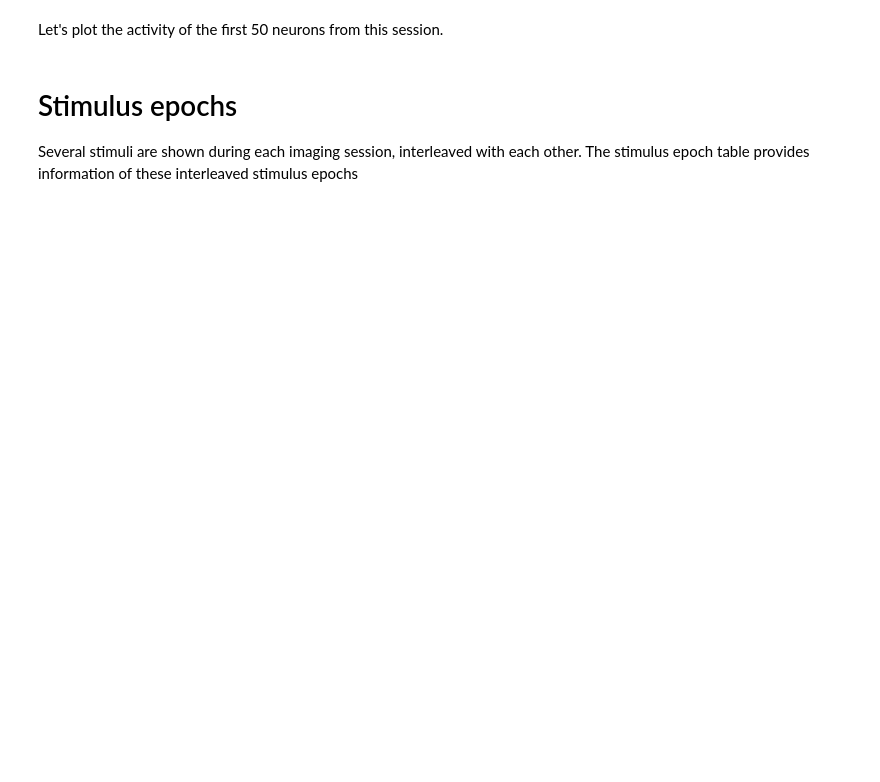
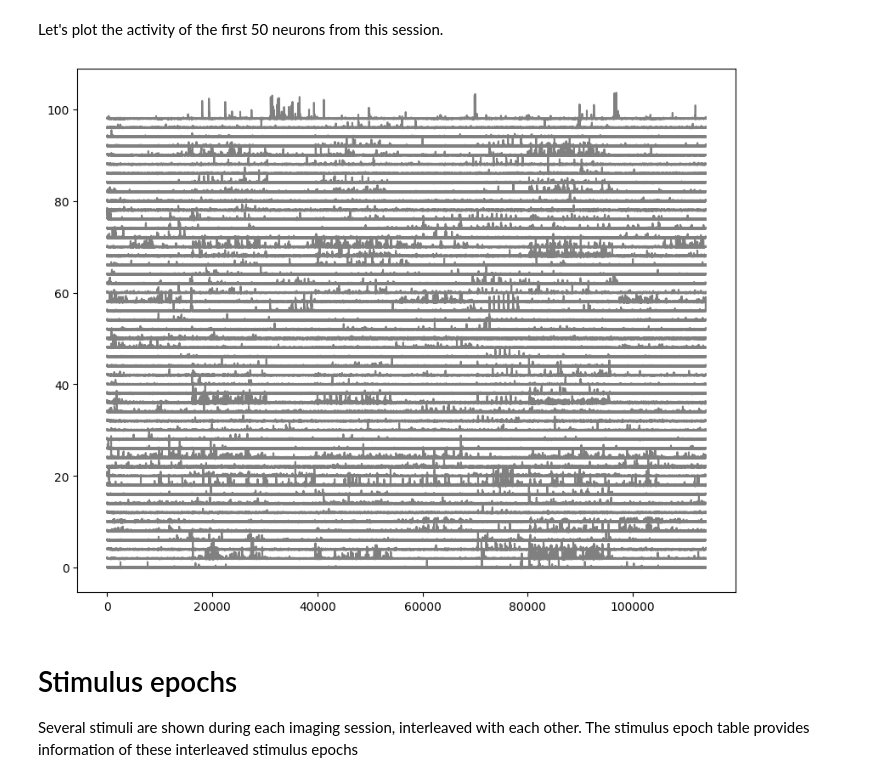
Before and after one commit to mahagueheme-Lesly/TReND-CaMinA, a Jupyter notebook: notebooks/Zambia25/07-to-10-Mon-toThu-AllenTutorial/Session_1_Data_Access.ipynb, the cells around one changed output. Cells and saved outputs as stored; diff of their text form; code cells hidden in the pictures; blank space fills up the shorter version.

```diff
--- a/notebooks/Zambia25/07-to-10-Mon-toThu-AllenTutorial/Session_1_Data_Access.ipynb
+++ b/notebooks/Zambia25/07-to-10-Mon-toThu-AllenTutorial/Session_1_Data_Access.ipynb
@@ -174,3 +320,6 @@ In this tutorial we will us DF/F to examine neural activity.
+# %%
+##############
+ts, dff = data_set.get_dff_traces()
 # %% [markdown]
 Let's look at dff and ts
 # %%
@@ -187,8 +345,10 @@ Let's plot the activity of the first 50 neurons from this session.
 # %%
 fig = plt.figure(figsize=(10,8))
 for i in range(50):
-    plt.plot(dff[i,:])
-    #plt.plot(dff[i,:]+(i*2), color='gray')
+    #plt.plot(dff[i,:])
+    plt.plot(dff[i,:]+(i*2), color='gray')
+# %% [output]
+[figure, added]
 # %% [markdown]
 # Stimulus epochs
 Several stimuli are shown during each imaging session, interleaved with each other. The stimulus epoch table provides information of these interleaved stimulus epochs
```
Also changed, not shown: parts of 63 cells of this notebook, 1 other file.
